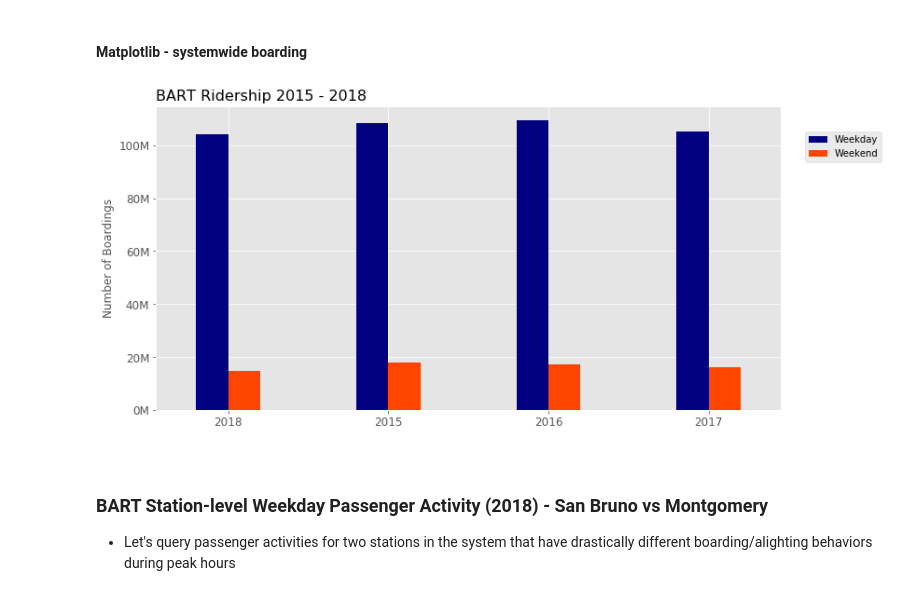
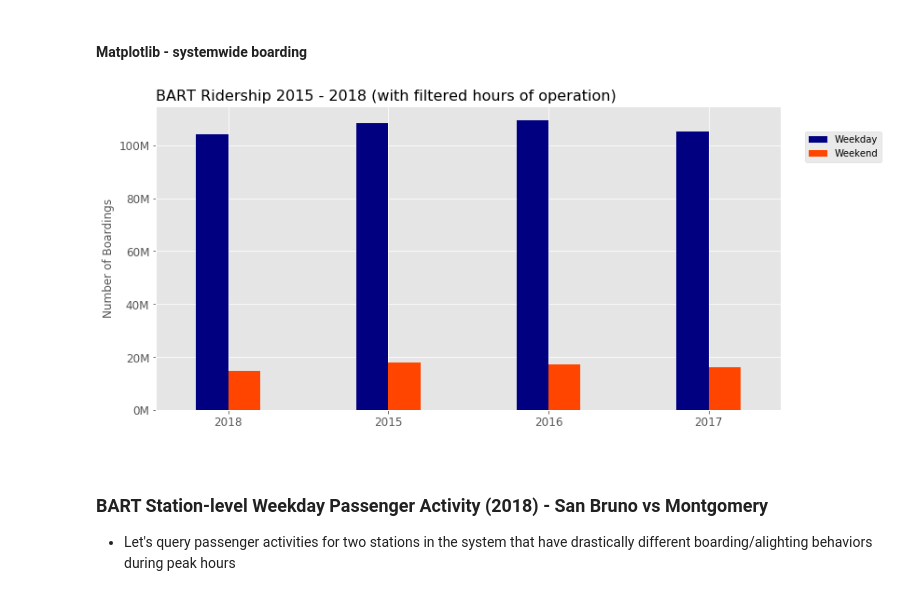
Before and after one commit to chenliny-zz/BART_Ridership_Visualization, a Jupyter notebook: bart_with_sparksql/BART_Ridership_Spark.ipynb, the cells around one changed output. Drawn from its saved outputs; the diff is of its cells as text; code cells hidden in the pictures.

```diff
--- a/bart_with_sparksql/BART_Ridership_Spark.ipynb
+++ b/bart_with_sparksql/BART_Ridership_Spark.ipynb
@@ -505,23 +507,23 @@ fig.show()
 #### Matplotlib - systemwide boarding
 # %%
 ax = sys_boarding.set_index('year').plot(kind='bar', rot=0, width=0.4, figsize=(12, 6), color=['navy', 'orangered'])
-ax.set_title('BART Ridership 2015 - 2018', fontsize=16, loc='left')
+ax.set_title('BART Ridership 2015 - 2018 (with filtered hours of operation)', fontsize=16, loc='left')
 ax.set_ylabel('Number of Boardings')
 ax.set_xlabel(' ')
 
 ax.yaxis.set_major_formatter(mtick.FuncFormatter(lambda x, pos: '{:,.0f}'.format(x/1000000)+'M'))
 
 for tick in ax.yaxis.get_major_ticks():
     tick.label.set_fontsize(12)
 for tick in ax.xaxis.get_major_ticks():
     tick.label.set_fontsize(12)
 
 # ax.axhline(plot_data['wkday_boarding'].mean(), color='red', linestyle='dashed', linewidth=1)
 ax.legend(loc='lower center', bbox_to_anchor=(0.9, 0.8, 0.4, 0.5), shadow=False, ncol=1, labels=['Weekday', 'Weekend'])
 
 pass
 # %% [output]
-[figure, old version]
+[figure, new version]
 # %% [markdown]
 ### BART Station-level Weekday Passenger Activity (2018) - San Bruno vs Montgomery
 - Let's query passenger activities for two stations in the system that have drastically different boarding/alighting behaviors during peak hours
```
Also changed, not shown: parts of 19 cells of this notebook.
